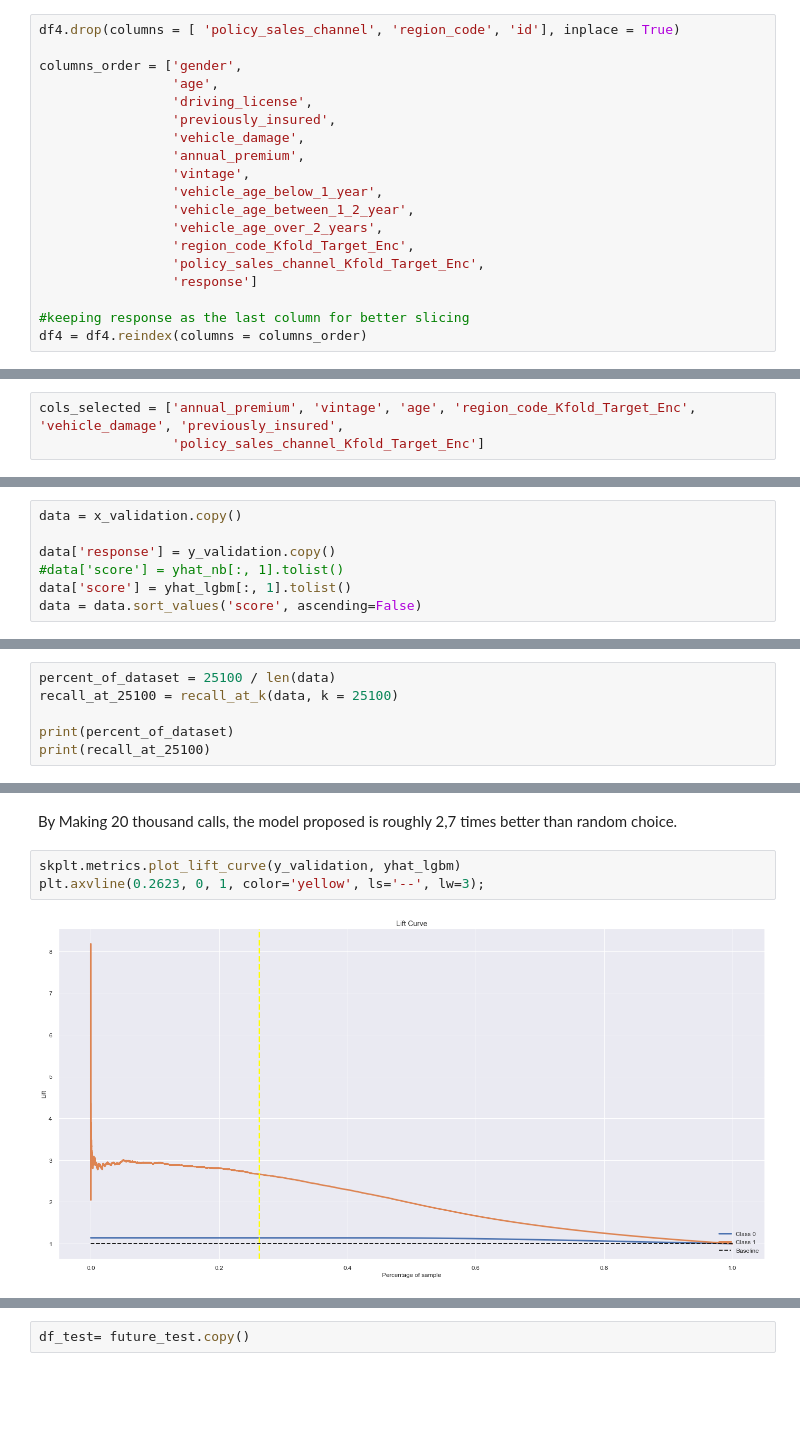
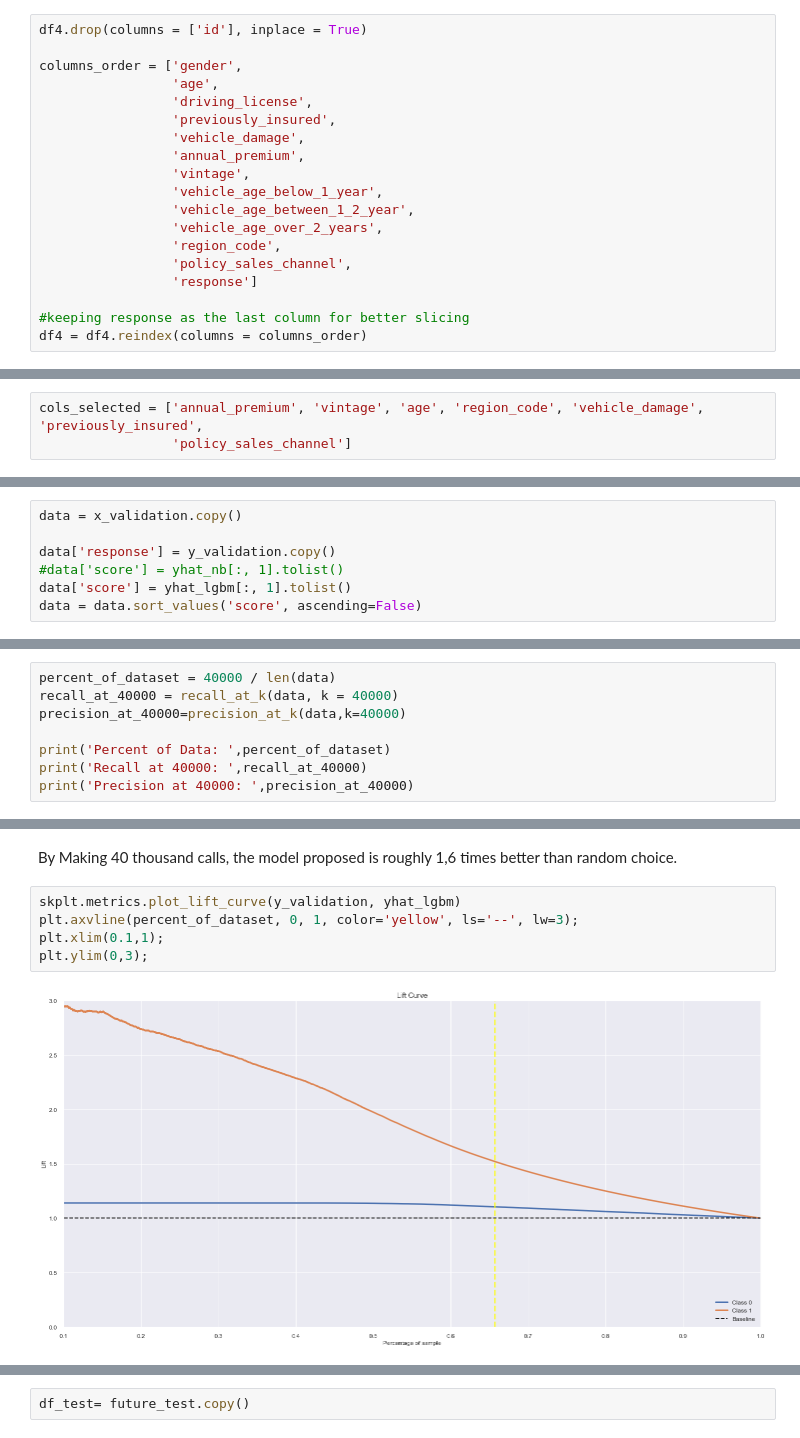
Before and after one commit to lujanrr/lujanrr_health_insurance_cross_sell, a Jupyter notebook: notebooks/Updated_1.0-LRR-health-insurance-cross-sell.ipynb, the cells around one changed output, grey strips where cells are left out. Cells and saved outputs as stored; diff of their text form; blank space fills up the shorter version.

Commit message:
Fix data

```diff
--- a/notebooks/Updated_1.0-LRR-health-insurance-cross-sell.ipynb
+++ b/notebooks/Updated_1.0-LRR-health-insurance-cross-sell.ipynb
@@ -862,5 +805,5 @@ Correlation between the new feature, policy_sales_channel_Kfold_Target_Enc and,
 # %%
-df4.drop(columns = [ 'policy_sales_channel', 'region_code', 'id'], inplace = True)
+df4.drop(columns = ['id'], inplace = True)
 
 columns_order = ['gender',
                  'age',
@@ -872,8 +815,8 @@ columns_order = ['gender',
                  'vehicle_age_below_1_year',
                  'vehicle_age_between_1_2_year',
                  'vehicle_age_over_2_years',
-                 'region_code_Kfold_Target_Enc',
-                 'policy_sales_channel_Kfold_Target_Enc',
+                 'region_code',
+                 'policy_sales_channel',
                  'response']
 
 #keeping response as the last column for better slicing
@@ -1086,8 +1026,8 @@ Feature ranking:
 # %% [markdown]
 # 7.0. Machine Learning Modelling
 # %%
-cols_selected = ['annual_premium', 'vintage', 'age', 'region_code_Kfold_Target_Enc', 'vehicle_damage', 'previously_insured',
-                 'policy_sales_channel_Kfold_Target_Enc']
+cols_selected = ['annual_premium', 'vintage', 'age', 'region_code', 'vehicle_damage', 'previously_insured',
+                 'policy_sales_channel']
 # %%
 x_train_res = x_train_res[cols_selected]
 x_validation = x_validation[cols_selected]
@@ -1372,0 +1396,8 @@ plt.show();
+# %%
+percent_of_dataset = 40000 / len(data)
+recall_at_40000 = recall_at_k(data, k = 40000)
+precision_at_40000=precision_at_k(data,k=40000)
+
+print('Percent of Data: ',percent_of_dataset)
+print('Recall at 40000: ',recall_at_40000)
+print('Precision at 40000: ',precision_at_40000)
@@ -1375,6 +1409,0 @@ By using a little less then 33% of test data, in which wold translate as 25 thou
-# %%
-percent_of_dataset = 25100 / len(data)
-recall_at_25100 = recall_at_k(data, k = 25100)
-
-print(percent_of_dataset)
-print(recall_at_25100)
@@ -1391,7 +1417,9 @@ plt.show();
 # %% [markdown]
- By Making 20 thousand calls, the model proposed is roughly 2,7 times better than random choice.
+ By Making 40 thousand calls, the model proposed is roughly 1,6 times better than random choice.
 # %%
 skplt.metrics.plot_lift_curve(y_validation, yhat_lgbm)
-plt.axvline(0.2623, 0, 1, color='yellow', ls='--', lw=3);
+plt.axvline(percent_of_dataset, 0, 1, color='yellow', ls='--', lw=3);
+plt.xlim(0.1,1);
+plt.ylim(0,3);
 # %% [output]
-[figure, old version]
+[figure, new version]
```
Also changed, not shown: parts of 129 cells of this notebook, 7 other files.
